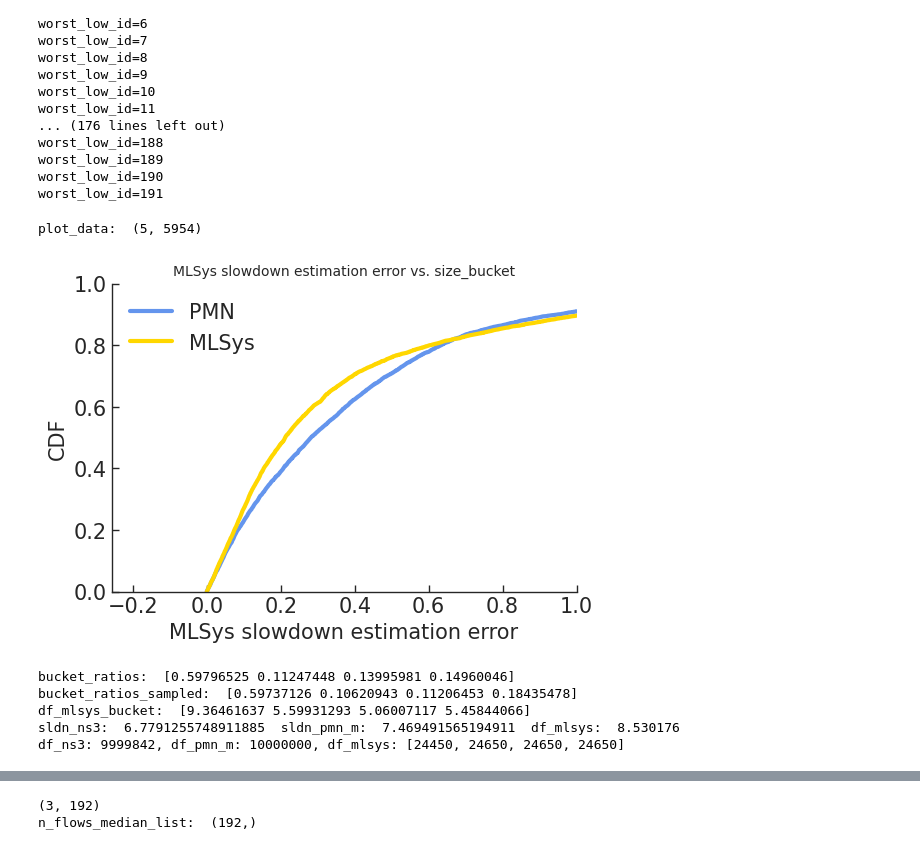
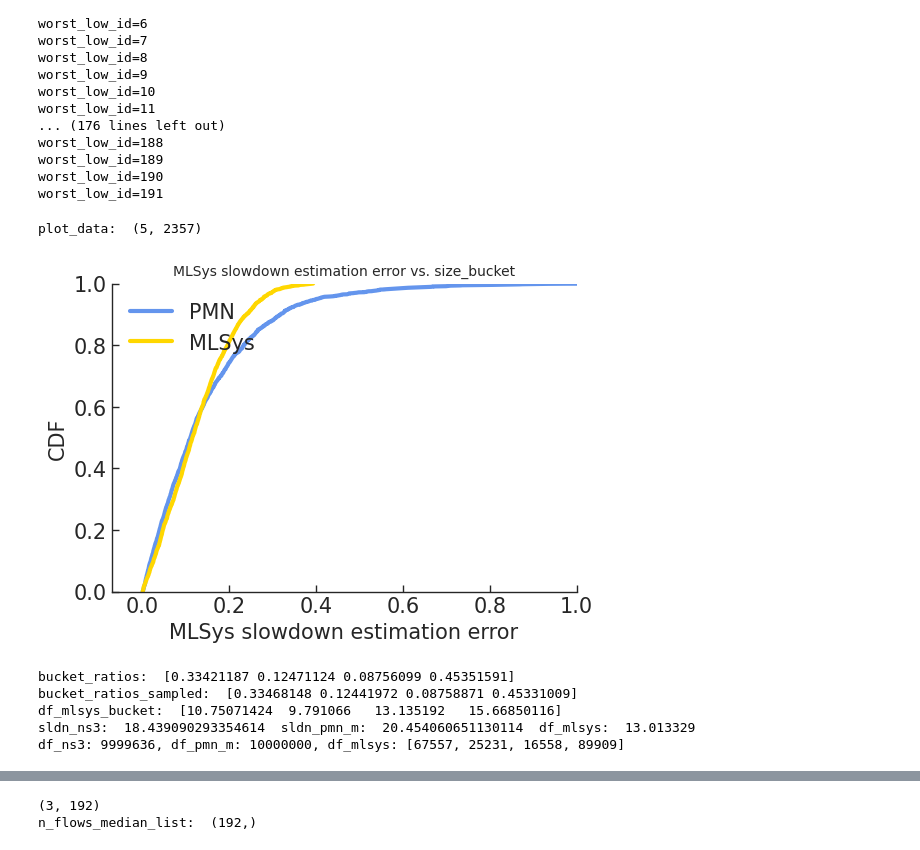
Before and after one commit to uw-polestar/parsimon-eval, a Jupyter notebook: expts/fig_8/analysis/sensitivity_path_mlsys.ipynb, the cells around one changed output, grey strips where cells are left out. Saved outputs shown, nothing was run; the diff lists cells and outputs as text; code cells hidden in the pictures.

```diff
--- a/expts/fig_8/analysis/sensitivity_path_mlsys.ipynb
+++ b/expts/fig_8/analysis/sensitivity_path_mlsys.ipynb
@@ -23,13 +23,18 @@ def p99_distance(a, b):
 # P99_PERCENTILE_LIST = np.array(
 #     [1, 25, 40, 55, 70, 75, 80, 85, 90, 91, 92, 93, 94, 95, 96, 97, 98, 99, 100, 100]
 # )
-# P99_PERCENTILE_LIST = np.arange(1, 101, 1)
-P99_PERCENTILE_LIST = np.array(
-    [0, 10, 20, 30, 40, 50, 60, 70, 80, 85, 90, 91, 92, 93, 94, 95, 96, 97, 98, 98.2, 98.4, 98.6, 98.8, 99, 99.2,99.4, 99.6, 99.8, 100, 100]
-)
+P99_PERCENTILE_LIST = np.arange(1, 101, 1)
+# P99_PERCENTILE_LIST = np.array(
+#     [1, 10, 20, 30, 40, 50, 55, 60, 65, 70,
+#      75, 80, 85, 90, 92, 94, 96, 98, 98.2, 98.4,
+#      98.6, 98.8, 99, 99.2, 99.4, 99.6, 99.8, 99.9, 100, 100]
+# )
+# P99_PERCENTILE_LIST = np.array(
+#     [0, 10, 20, 30, 40, 50, 60, 70, 80, 85, 90, 91, 92, 93, 94, 95, 96, 97, 98, 98.2, 98.4, 98.6, 98.8, 99, 99.2,99.4, 99.6, 99.8, 100, 100]
+# )
 
 MTU=1000
-BDP = 15 * MTU
+BDP = 10 * MTU
 bin_size_list=[MTU, BDP, 5 * BDP]
 labels = {0: '0<size<=MTU', 1:'MTU<size<=BDP', 2:'BDP<size<=5BDP', 3:'5BDP<size'}
 
@@ -50,7 +62,7 @@ bin_size_dict={
 # %%
 # Given one mix, get the relationship between length of paths/number of flows and the slowdown estiamtion error for each path
-worst_low_id=3
-mlsys_dir="mlsys"
+worst_low_id=23
+mlsys_dir="mlsys_bdp_bt10_l30"
 mix_dir = f'../data/{worst_low_id}'
 # Accuracy metrics
 df_ns3 = pd.read_csv(f'{mix_dir}/ns3/records.csv')
@@ -106,7 +118,7 @@ while os.path.exists(f'{mix_dir}/{mlsys_dir}/{path_idx}/fct_mlsys.txt'):
         tmp_sldn_pmn = np.extract(tmp==i, sldn_pmn_on_path)
         tmp_sldn_pmn_p99=np.percentile(tmp_sldn_pmn,99)
 
-        tmp_sldn_mlsys_p99=sldn_mlsys_on_path[i,-7]
+        tmp_sldn_mlsys_p99=sldn_mlsys_on_path[i,-8]
 
         error_pmn=(tmp_sldn_pmn_p99-tmp_sldn_ns3_p99)/tmp_sldn_ns3_p99
         error_mlsys=(tmp_sldn_mlsys_p99-tmp_sldn_ns3_p99)/tmp_sldn_ns3_p99
@@ -320,28 +332,30 @@ worst_low_id=189
 worst_low_id=190
 worst_low_id=191
 # %%
-N_FLOW_THRESHOLD=10
+N_FLOW_THRESHOLD=100
 plot_data=[]
 
 for i in range(n_mixes):
     for j in range(len(n_link_per_path_list_total[i])):
-        for k in [1]:
+        for k in [0,1,2,3]:
             if n_flow_per_path_list_total[i][j][k]>=N_FLOW_THRESHOLD:
                 plot_data.append([k, n_link_per_path_list_total[i][j],n_flow_per_path_list_total[i][j][k],p99_error_per_path_list_total[i][j][k][0],p99_error_per_path_list_total[i][j][k][1]])
 
 plot_data=np.array(plot_data).transpose()
 plot_data=abs(plot_data)
+plot_data=plot_data[:,plot_data[0]==3]
 print("plot_data: ",plot_data.shape)
 legend_list=["PMN", "MLSys"]
 plot_cdf(plot_data[3:],linelabels=legend_list,x_label='MLSys slowdown estimation error',y_label='CDF',title='MLSys slowdown estimation error vs. size_bucket',fontsize=_fontsize,file_name=None,group_size=len(legend_list),xlim_bottom=0.0,xlim=1.0)
 # %% [output]
-plot_data:  (5, 5954)
+plot_data:  (5, 2357)
-[figure, old version]
+[figure, new version]
 # %%
 # Given one mix, get the relationship between the flow size buckets and the slowdown estiamtion error
-N_FLOWS=1000000
-N_FLOW_THRESHOLD = [1,1,1,1]
-worst_low_id=13
+N_FLOWS=500*1000*4
+N_FLOWS_PER_PATH=400
+N_FLOW_THRESHOLD = [1, 1, 1, 1]
+worst_low_id=53
 mlsys_dir="mlsys"
 # mlsys_dir="mlsys_bdp_bt1"
 mix_dir = f'../data/{worst_low_id}'
@@ -366,7 +380,8 @@ while os.path.exists(f'{mix_dir}/{mlsys_dir}/{path_idx}/fct_mlsys.txt'):
         size_list=[sizes[flowid] for flowid in flowid_list]
 
         n_links=len(data[0].split("|"))-1
-        tmp=np.digitize(size_list, bin_size_dict[n_links])
+        tmp=np.digitize(size_list, bin_size_list)
+        # tmp=np.digitize(size_list, bin_size_dict[n_links])
         # Count occurrences of each bin index
         bin_counts = np.zeros(n_size_bucket_list_output)
         for bin_idx in tmp:
@@ -381,16 +396,22 @@ n_flow_list_sum=n_flow_list.sum(axis=0)
 
 with open(f'{mix_dir}/{mlsys_dir}/path.txt', 'r') as file:
     lines = file.readlines()
-    lines = lines[1:]
+    lines=lines[1:]
     for line_idx,line in enumerate(lines):
         data=line.strip().split(",")
         data = [float(value) for value in data]
         n_freq=n_freq_list[line_idx//n_size_bucket_list_output]
+
+        # prop_tmp=n_flow_list[line_idx//n_size_bucket_list_output]/np.sum(n_flow_list[line_idx//n_size_bucket_list_output])
+        # num_tmp=int(N_FLOWS_PER_PATH*prop_tmp[line_idx%n_size_bucket_list_output])
+        # data_sampled=np.random.choice(data,num_tmp,replace=True)
+        # for _ in range(n_freq):
+        #     df_mlsys[line_idx%n_size_bucket_list_output].extend(data_sampled)
         if n_flow_list[line_idx//n_size_bucket_list_output][line_idx%n_size_bucket_list_output]>=N_FLOW_THRESHOLD[line_idx%n_size_bucket_list_output]:
             for _ in range(n_freq):
                 df_mlsys[line_idx%n_size_bucket_list_output].extend(data)
         # else:
-            # print("skip: ",data[0],data[-1])
+        #     print("skip: ",data[0],data[-1])
 df_mlsys_shape=[len(df_mlsys[i]) for i in range(len(df_mlsys))]
 
 sizes=df_ns3['size']
@@ -427,9 +448,9 @@ error_mlsys=(df_mlsys_p99-sldn_ns3_p99)/sldn_ns3_p99
 print(f"df_ns3: {df_ns3.shape[0]}, df_pmn_m: {df_pmn_m.shape[0]}, df_mlsys: {df_mlsys_shape}")
 # assert df_ns3.shape[0]==df_pmn_m.shape[0]
 # %% [output]
-bucket_ratios:  [0.59796525 0.11247448 0.13995981 0.14960046]
-bucket_ratios_sampled:  [0.59737126 0.10620943 0.11206453 0.18435478]
-df_mlsys_bucket:  [9.36461637 5.59931293 5.06007117 5.45844066]
-sldn_ns3:  6.7791255748911885  sldn_pmn_m:  7.469491565194911  df_mlsys:  8.530176
-df_ns3: 9999842, df_pmn_m: 10000000, df_mlsys: [24450, 24650, 24650, 24650]
+bucket_ratios:  [0.33421187 0.12471124 0.08756099 0.45351591]
+bucket_ratios_sampled:  [0.33468148 0.12441972 0.08758871 0.45331009]
+df_mlsys_bucket:  [10.75071424  9.791066   13.135192   15.66850116]
+sldn_ns3:  18.439090293354614  sldn_pmn_m:  20.454060651130114  df_mlsys:  13.013329
+df_ns3: 9999636, df_pmn_m: 10000000, df_mlsys: [67557, 25231, 16558, 89909]
 # %%
```
Also changed, not shown: parts of 7 cells of this notebook, 48 other files.
